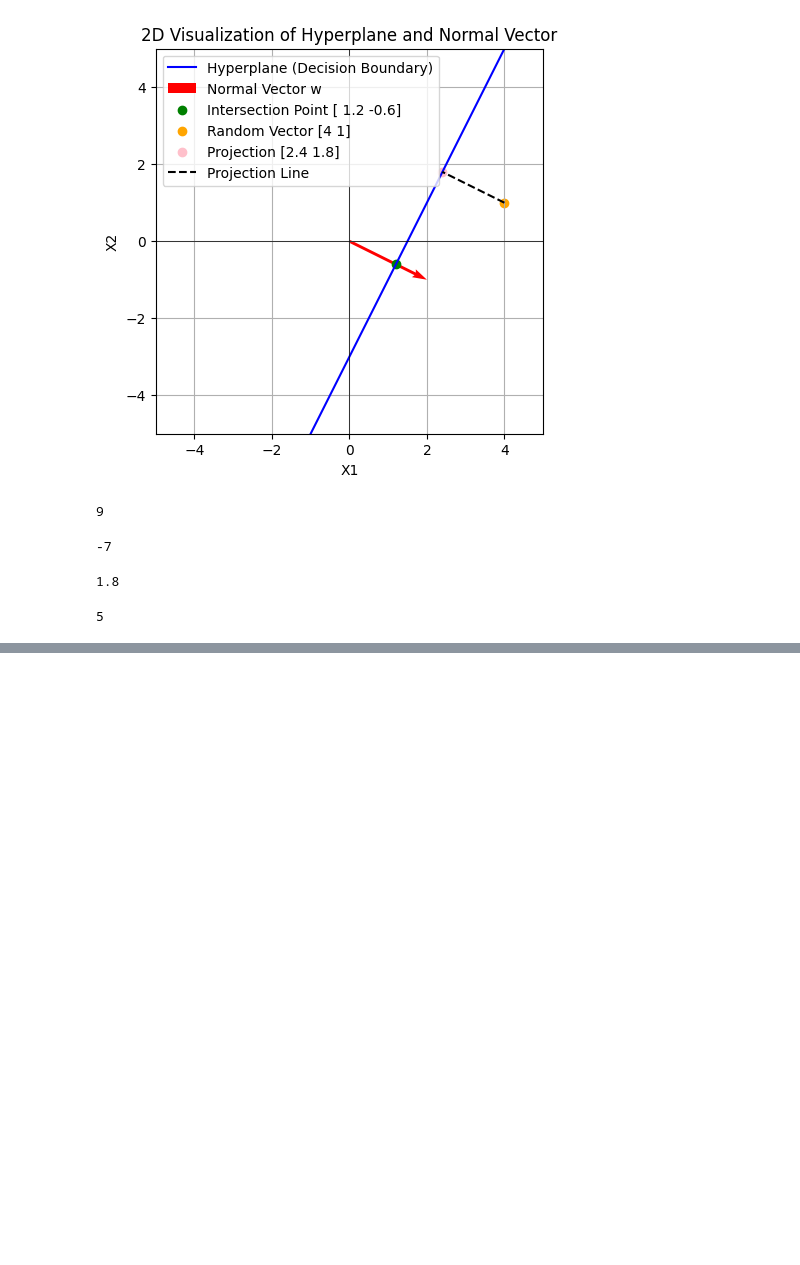
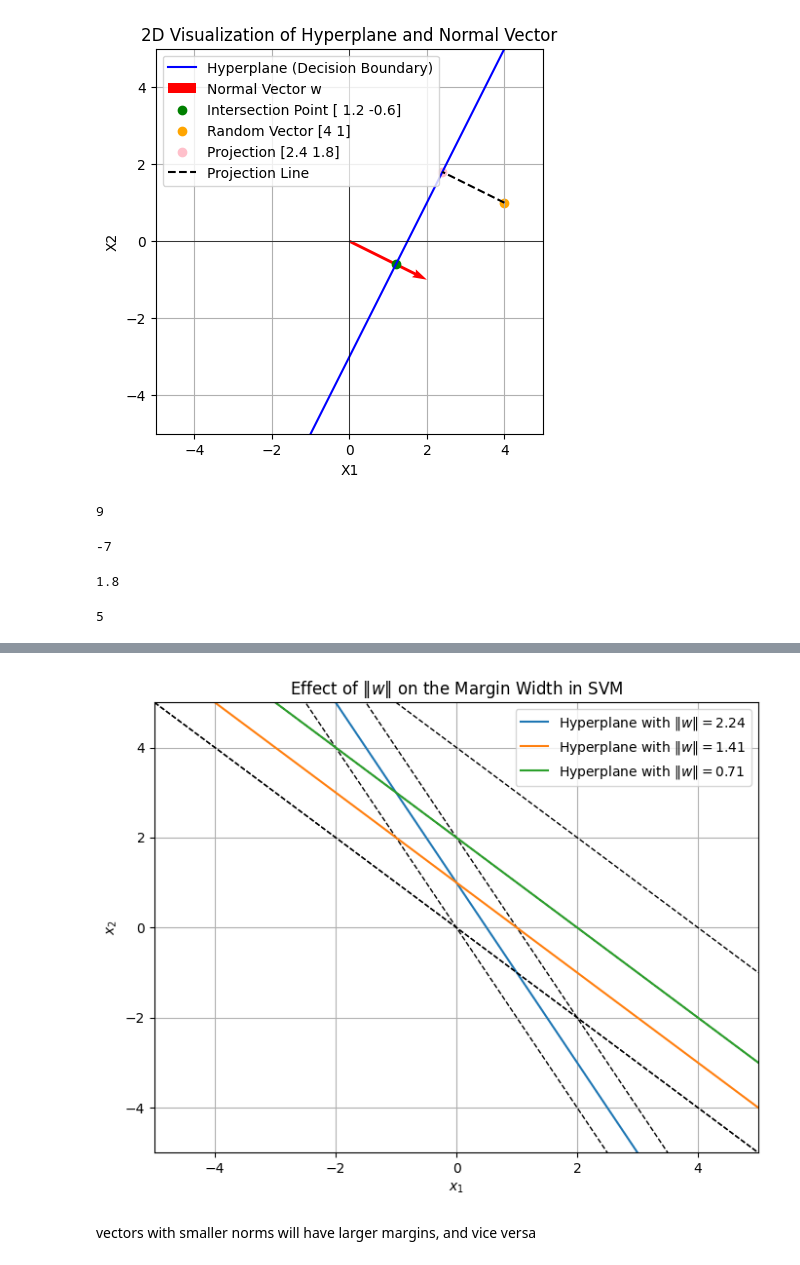
Before and after one commit to RRisto/learning, a Jupyter notebook: svm_learn/lagrange_multiplier_svm.ipynb, the cells around one changed output, grey strips where cells are left out. Drawn from its saved outputs; the diff is of its cells as text; code cells hidden in the pictures; blank space fills up the shorter version.

```diff
--- a/svm_learn/lagrange_multiplier_svm.ipynb
+++ b/svm_learn/lagrange_multiplier_svm.ipynb
@@ -475,0 +769,52 @@ np.dot(w, random_vector)
+# %%
+import numpy as np
+import matplotlib.pyplot as plt
+
+# Define different normal vectors w (different norms)
+w_values = [np.array([2, 1]), np.array([1, 1]), np.array([0.5, 0.5])]  # Varying magnitudes
+b = -1  # Constant bias term
+
+# Generate x values for plotting the decision boundary
+x_values = np.linspace(-5, 5, 100)
+
+# Create a figure for plotting
+plt.figure(figsize=(8, 6))
+
+# Iterate over different w vectors and plot the decision boundary and margins
+for w in w_values:
+    # Compute the decision boundary: w[0] * x1 + w[1] * x2 + b = 0
+    # Rearranged as x2 = (-w[0] * x1 - b) / w[1]
+    y_values = (-w[0] * x_values - b) / w[1]
+
+    # Calculate the margin width
+    margin = 1 / np.linalg.norm(w)
+
+    # Plot the decision boundary
+    plt.plot(x_values, y_values, label=f'Hyperplane with $\\|w\\| = {np.linalg.norm(w):.2f}$')
+
+    # Plot the margin lines (parallel to the decision boundary)
+    margin_offset = np.sqrt(1 + (w[0] / w[1]) ** 2) * margin
+    y_margin_up = y_values + margin_offset
+    y_margin_down = y_values - margin_offset
+
+    # Plot margin lines
+    plt.plot(x_values, y_margin_up, 'k--', linewidth=1)
+    plt.plot(x_values, y_margin_down, 'k--', linewidth=1)
+
+# Set labels and title
+plt.xlabel('$x_1$')
+plt.ylabel('$x_2$')
+plt.title('Effect of $\\|w\\|$ on the Margin Width in SVM')
+plt.xlim([-5, 5])
+plt.ylim([-5, 5])
+
+# Show legend
+plt.legend()
+
+# Show the plot
+plt.grid(True)
+plt.show()
+# %% [output]
+[figure, added]
+# %% [markdown]
+vectors with smaller norms will have larger margins, and vice versa
```
Also changed, not shown: parts of 8 cells of this notebook.
